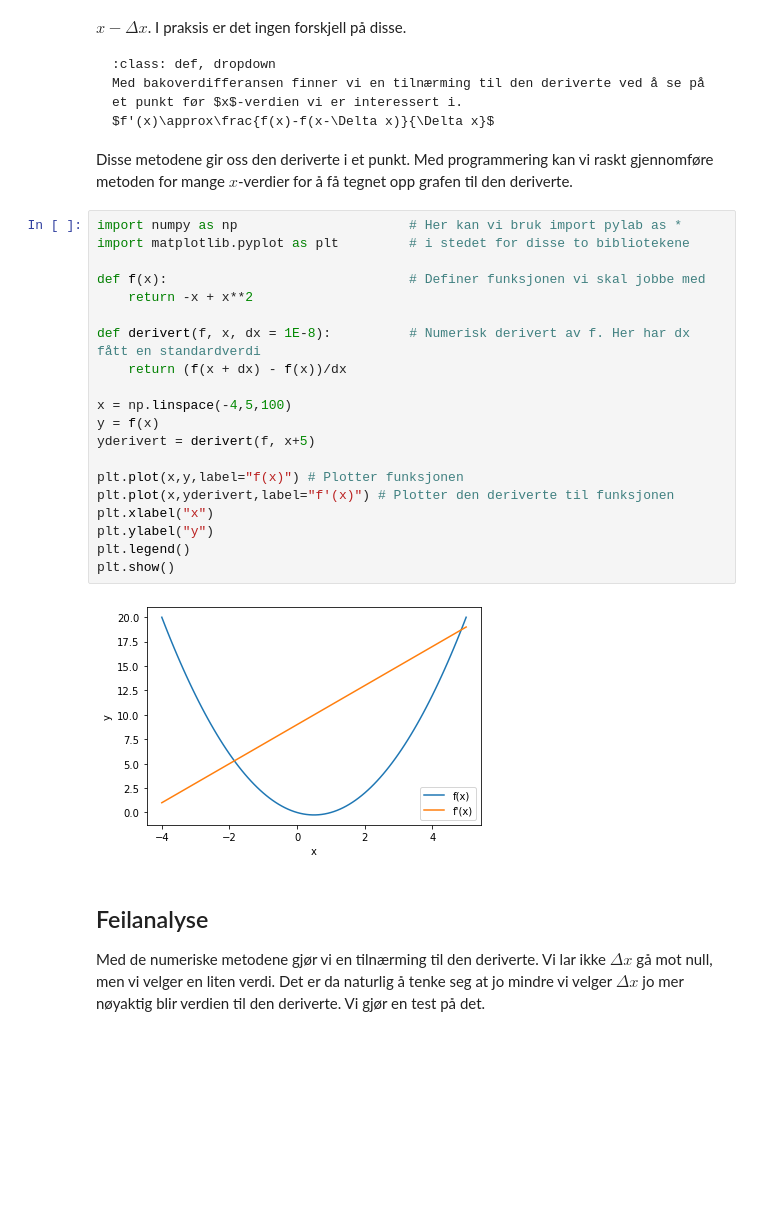
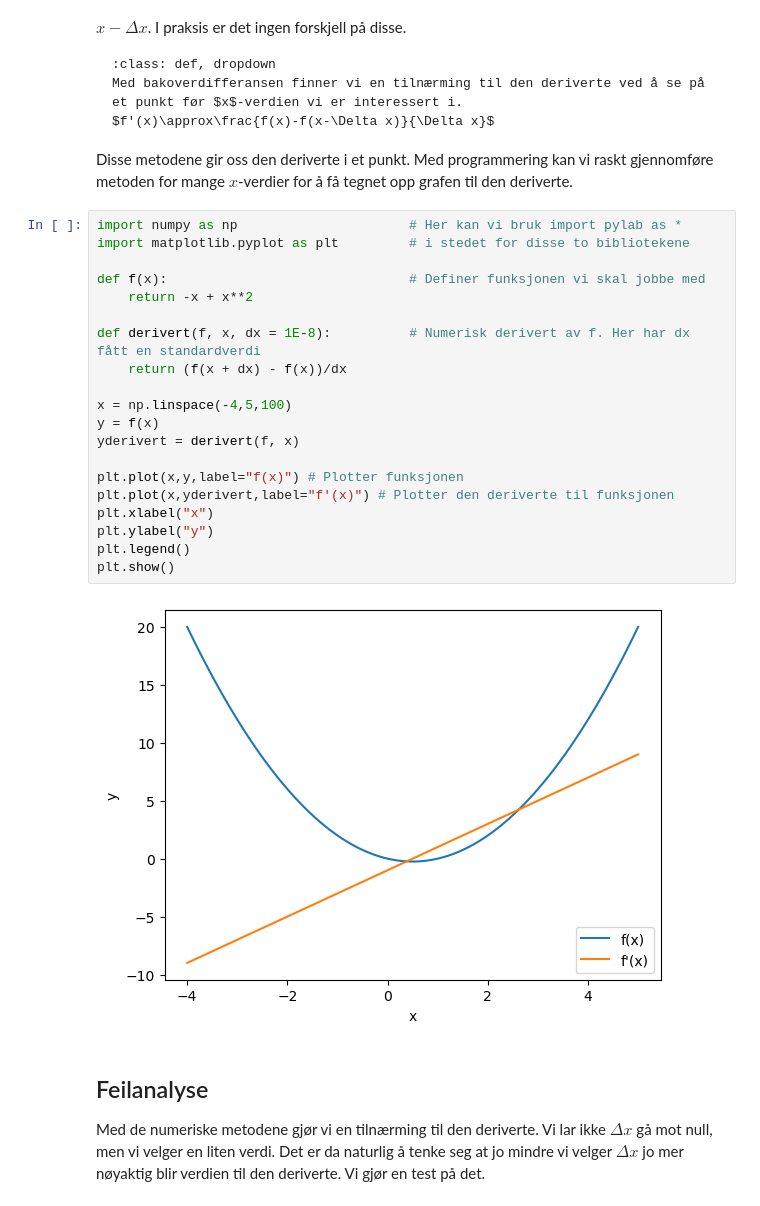
Before and after one commit to kstige/Matematikk-R1, a Jupyter notebook: docs/numerikkmodeller/numeriskderivasjon.ipynb, the cells around one changed output. Drawn from its saved outputs; the diff is of its cells as text; blank space fills up the shorter version.

```diff
--- a/docs/numerikkmodeller/numeriskderivasjon.ipynb
+++ b/docs/numerikkmodeller/numeriskderivasjon.ipynb
@@ -53,25 +53,25 @@ Disse metodene gir oss den deriverte i et punkt. Med programmering kan vi raskt
 # %%
 import numpy as np                      # Her kan vi bruk import pylab as *
 import matplotlib.pyplot as plt         # i stedet for disse to bibliotekene
 
 def f(x):                               # Definer funksjonen vi skal jobbe med
     return -x + x**2
 
 def derivert(f, x, dx = 1E-8):          # Numerisk derivert av f. Her har dx fått en standardverdi
     return (f(x + dx) - f(x))/dx
 
 x = np.linspace(-4,5,100)
 y = f(x)
-yderivert = derivert(f, x+5)
+yderivert = derivert(f, x)
 
 plt.plot(x,y,label="f(x)") # Plotter funksjonen
 plt.plot(x,yderivert,label="f'(x)") # Plotter den deriverte til funksjonen
 plt.xlabel("x")
 plt.ylabel("y")
 plt.legend()
 plt.show()
 # %% [output]
-[figure, old version]
+[figure, new version]
 # %% [markdown]
 ## Feilanalyse
 
```
Also changed, not shown: 11 other files.
